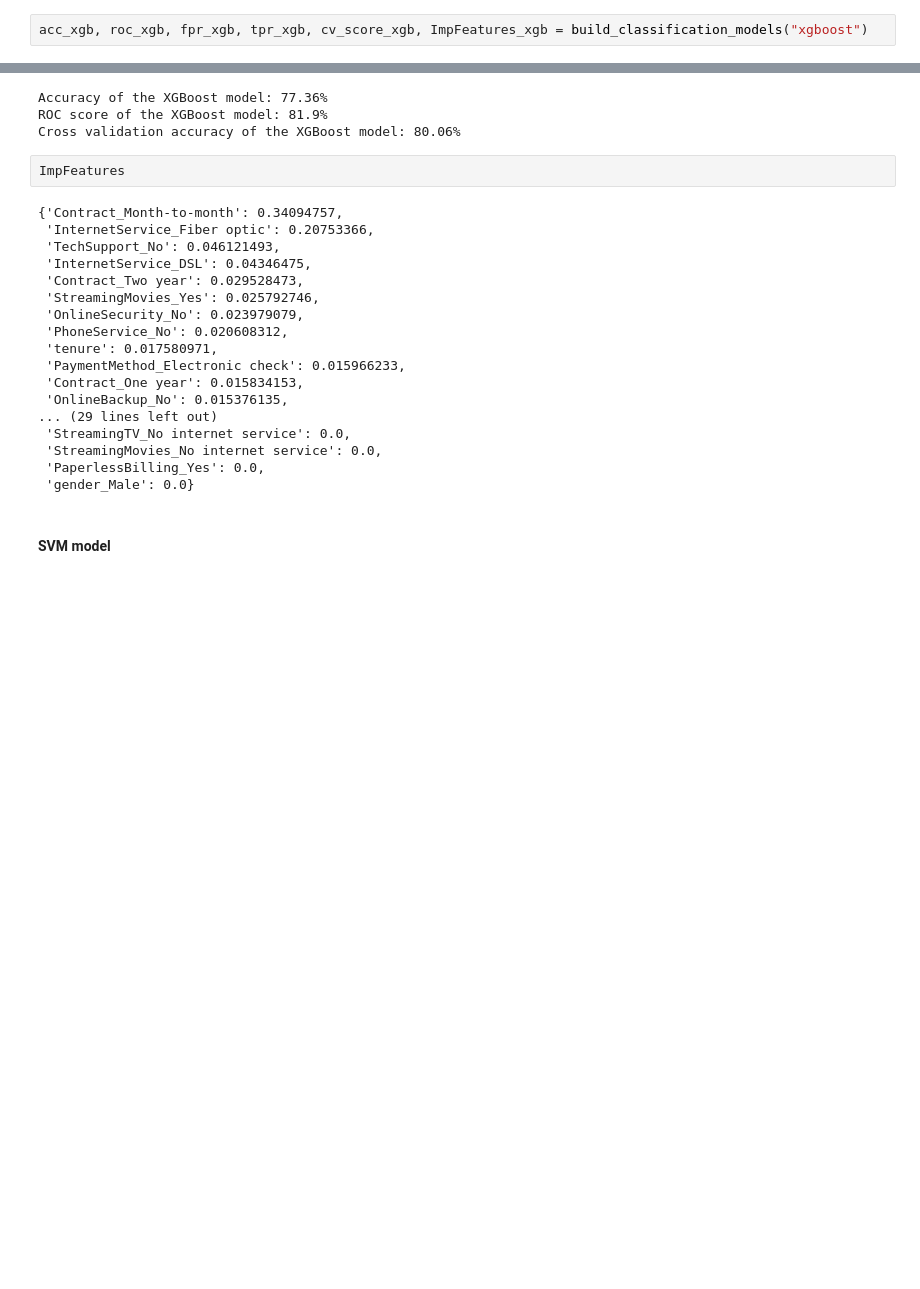
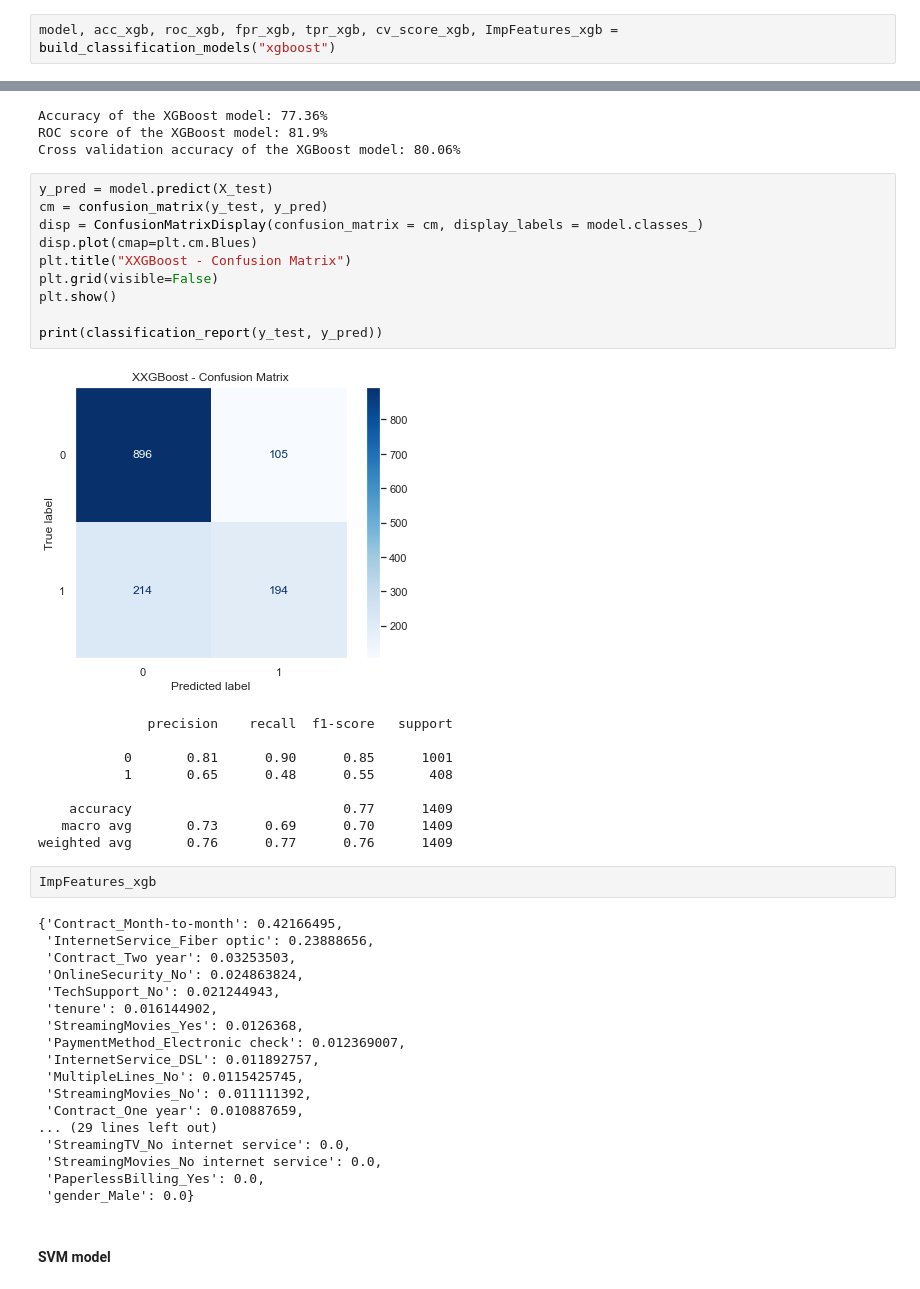
Before and after one commit to Niteesh95/Telcom_Chrun_Analysis, a Jupyter notebook: src/Telcom_Churn_analysis.ipynb, the cells around one changed output, grey strips where cells are left out. Drawn from its saved outputs; the diff is of its cells as text; blank space fills up the shorter version.

```diff
--- a/src/Telcom_Churn_analysis.ipynb
+++ b/src/Telcom_Churn_analysis.ipynb
@@ -609,4 +649,4 @@ ImpFeatures
 # %% [markdown]
 #### XGBoost model
 # %%
-acc_xgb, roc_xgb, fpr_xgb, tpr_xgb, cv_score_xgb, ImpFeatures_xgb = build_classification_models("xgboost")
+model, acc_xgb, roc_xgb, fpr_xgb, tpr_xgb, cv_score_xgb, ImpFeatures_xgb = build_classification_models("xgboost")
@@ -625,21 +658,41 @@ print(f"Cross validation accuracy of the XGBoost model: {round(max(cv_score_xgb)
 Accuracy of the XGBoost model: 77.36%
 ROC score of the XGBoost model: 81.9%
 Cross validation accuracy of the XGBoost model: 80.06%
+# %%
+y_pred = model.predict(X_test)
+cm = confusion_matrix(y_test, y_pred)
+disp = ConfusionMatrixDisplay(confusion_matrix = cm, display_labels = model.classes_)
+disp.plot(cmap=plt.cm.Blues)
+plt.title("XXGBoost - Confusion Matrix")
+plt.grid(visible=False)
+plt.show()
+
+print(classification_report(y_test, y_pred))
+# %% [output]
+[figure, added]
+              precision    recall  f1-score   support
+
+           0       0.81      0.90      0.85      1001
+           1       0.65      0.48      0.55       408
+
+    accuracy                           0.77      1409
+   macro avg       0.73      0.69      0.70      1409
+weighted avg       0.76      0.77      0.76      1409
 # %%
-ImpFeatures
+ImpFeatures_xgb
 # %% [output]
-{'Contract_Month-to-month': 0.34094757,
- 'InternetService_Fiber optic': 0.20753366,
- 'TechSupport_No': 0.046121493,
- 'InternetService_DSL': 0.04346475,
- 'Contract_Two year': 0.029528473,
- 'StreamingMovies_Yes': 0.025792746,
- 'OnlineSecurity_No': 0.023979079,
- 'PhoneService_No': 0.020608312,
- 'tenure': 0.017580971,
- 'PaymentMethod_Electronic check': 0.015966233,
- 'Contract_One year': 0.015834153,
- 'OnlineBackup_No': 0.015376135,
+{'Contract_Month-to-month': 0.42166495,
+ 'InternetService_Fiber optic': 0.23888656,
+ 'Contract_Two year': 0.03253503,
+ 'OnlineSecurity_No': 0.024863824,
+ 'TechSupport_No': 0.021244943,
+ 'tenure': 0.016144902,
+ 'StreamingMovies_Yes': 0.0126368,
+ 'PaymentMethod_Electronic check': 0.012369007,
+ 'InternetService_DSL': 0.011892757,
+ 'MultipleLines_No': 0.0115425745,
+ 'StreamingMovies_No': 0.011111392,
+ 'Contract_One year': 0.010887659,
 ... (29 lines left out)
  'StreamingTV_No internet service': 0.0,
  'StreamingMovies_No internet service': 0.0,
```
Also changed, not shown: parts of 11 cells of this notebook.
